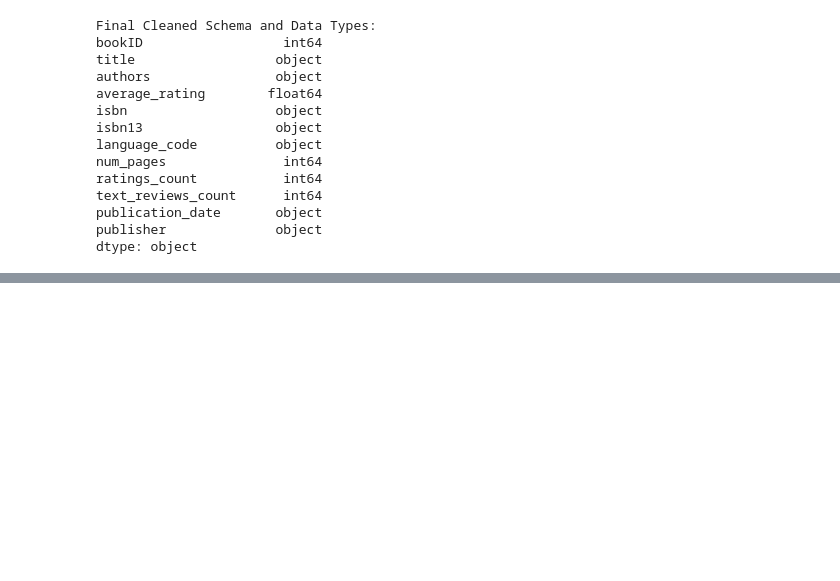
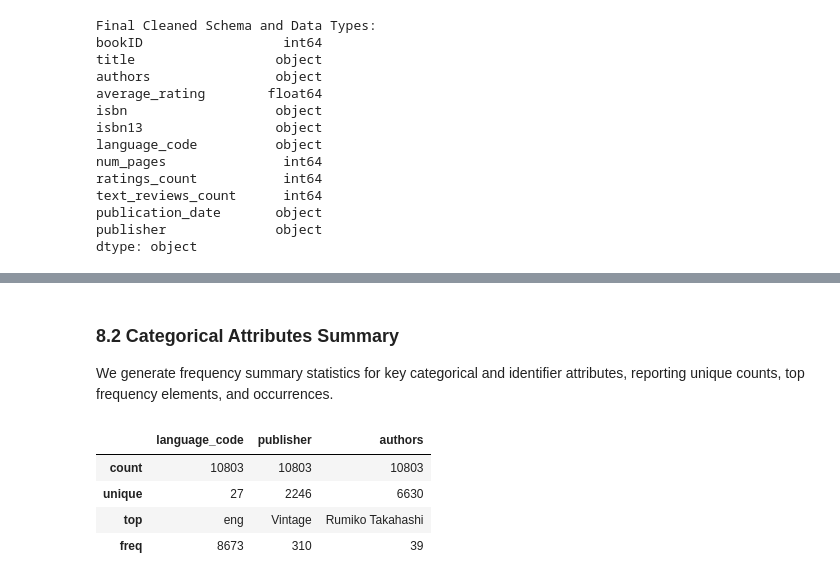
Before and after one commit to tirthshah025/goodreads-books-analysis, a Jupyter notebook: data_cleaning.ipynb, the cells around one changed output, grey strips where cells are left out. Saved outputs shown, nothing was run; the diff lists cells and outputs as text; code cells hidden in the pictures; blank space fills up the shorter version.

```diff
--- a/data_cleaning.ipynb
+++ b/data_cleaning.ipynb
@@ -350,0 +412,13 @@ dtype: object
+# %% [markdown]
+### 8.2 Categorical Attributes Summary
+We generate frequency summary statistics for key categorical and identifier attributes, reporting unique counts, top frequency elements, and occurrences.
+# %%
+# Descriptive statistics for categorical attributes
+categorical_cols = ['language_code', 'publisher', 'authors']
+df_clean[categorical_cols].describe()
+# %% [output]
+|  | language_code | publisher | authors |
+| count | 10803 | 10803 | 10803 |
+| unique | 27 | 2246 | 6630 |
+| top | eng | Vintage | Rumiko Takahashi |
+| freq | 8673 | 310 | 39 |
```
Also changed, not shown: parts of 8 cells of this notebook.
